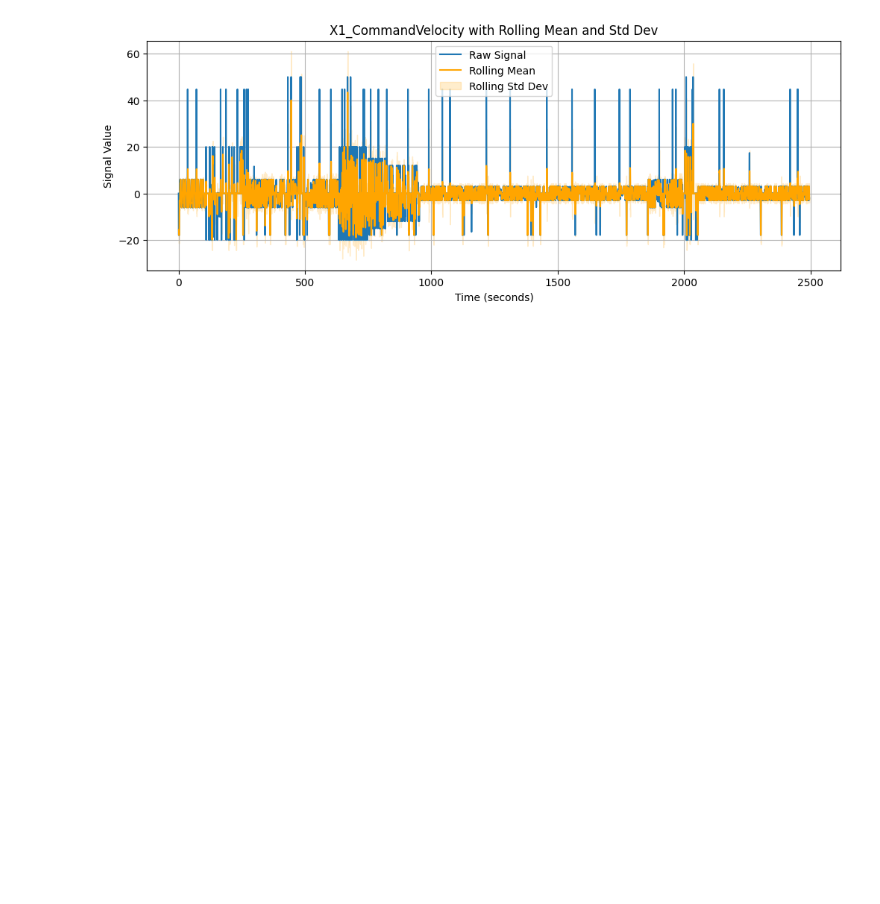
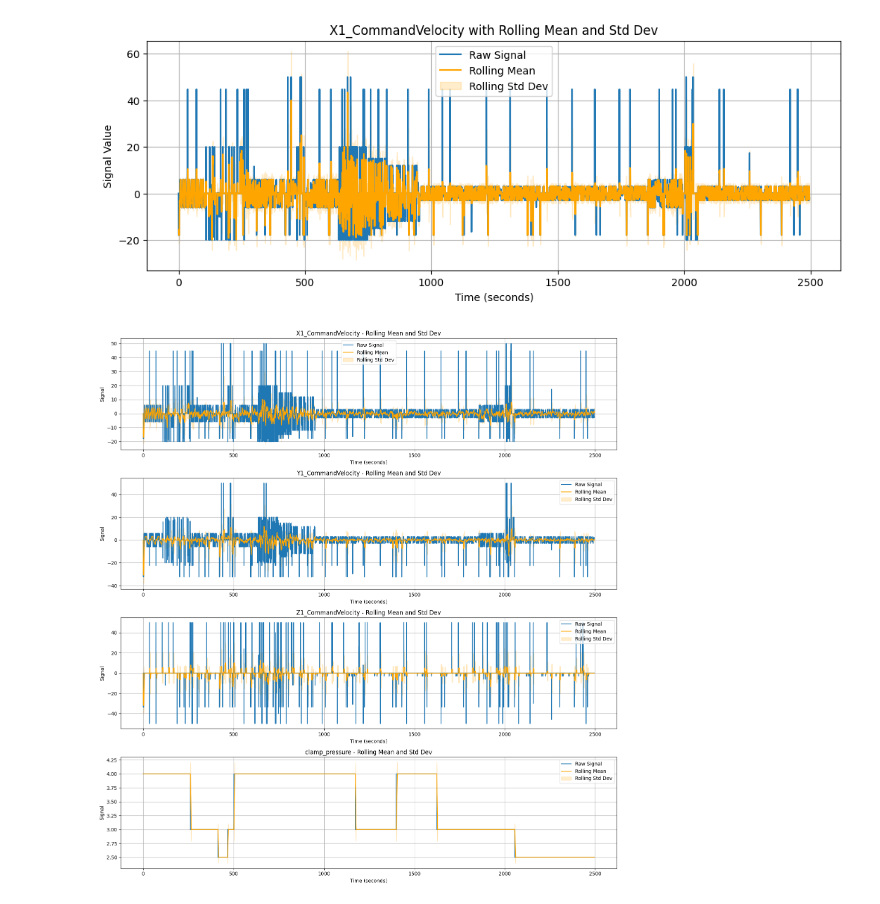
Before and after one commit to Bhuvaneswari-DS/cnc_milling_final_projects, a Jupyter notebook: TimeSeries.ipynb, the cells around one changed output. Cells and saved outputs as stored; diff of their text form; code cells hidden in the pictures; blank space fills up the shorter version.

```diff
--- a/TimeSeries.ipynb
+++ b/TimeSeries.ipynb
@@ -3,6 +3,19 @@ import pandas as pd
 import numpy as np
 # %%
 encoded_df = pd.read_csv("merged_dataset.csv")
+# %%
+
+from sklearn.preprocessing import LabelEncoder
+
+# Load the dataset
+encoded_df = pd.read_csv(r"C:\Users\pavit\Desktop\CNC_MILLING\merged_dataset.csv")  # Update with correct path
+
+
+# Label Encoding for binary columns
+le = LabelEncoder()
+encoded_df["tool_condition"] = le.fit_transform(encoded_df["tool_condition"])
+encoded_df["machining_finalized"] = le.fit_transform(encoded_df["machining_finalized"])
+encoded_df["Machining_Process"] = le.fit_transform(encoded_df["Machining_Process"])
 # %%
 encoded_df.dtypes
 # %% [output]
@@ -30,7 +43,7 @@ stat_features = encoded_df.describe().T[['mean', 'std', 'min', 'max']]
 encoded_df['time'] = pd.to_timedelta(encoded_df.index * 100, unit='ms')  # 100 ms per row
 encoded_df.set_index('time', inplace=True)
 # %%
-sensor_cols = encoded_df.columns[:40]  # or whatever range you want
+sensor_cols = encoded_df.columns[:45]  # or whatever range you want
 
 window = 10
 
@@ -80,3 +93,55 @@ plt.ylabel("Signal Value")
 plt.show()
 # %% [output]
 [figure]
+# %%
+import matplotlib.pyplot as plt
+import pandas as pd
+
+# Copy to avoid changing original data
+df = encoded_df.copy()
+
+# Ensure proper time-based index column
+if isinstance(df.index, pd.TimedeltaIndex):
+    df['time_seconds'] = df.index.total_seconds()
+elif isinstance(df.index, pd.DatetimeIndex):
+    df['time_seconds'] = (df.index - df.index[0]).total_seconds()
+else:
+    df['time_seconds'] = df.index  # fallback if index isn't time-based
+
+# ✅ Columns you want to visualize
+selected_columns = [
+    "X1_CommandVelocity",
+    "Y1_CommandVelocity",
+    "Z1_CommandVelocity",
+    "clamp_pressure"
+]
+
+# Rolling settings
+window_size = 50
+
+# 📈 Plot each column in a subplot
+num_cols = len(selected_columns)
+plt.figure(figsize=(15, 4 * num_cols))
+
+for i, col in enumerate(selected_columns, 1):
+    df[f'{col}_roll_mean'] = df[col].rolling(window=window_size, min_periods=1).mean()
+    df[f'{col}_roll_std'] = df[col].rolling(window=window_size, min_periods=1).std()
+
+    plt.subplot(num_cols, 1, i)
+    plt.plot(df['time_seconds'], df[col], label='Raw Signal')
+    plt.plot(df['time_seconds'], df[f'{col}_roll_mean'], label='Rolling Mean', color='orange')
+    plt.fill_between(df['time_seconds'],
+                     df[f'{col}_roll_mean'] - df[f'{col}_roll_std'],
+                     df[f'{col}_roll_mean'] + df[f'{col}_roll_std'],
+                     color='orange', alpha=0.2, label='Rolling Std Dev')
+
+    plt.title(f"{col} - Rolling Mean and Std Dev")
+    plt.xlabel("Time (seconds)")
+    plt.ylabel("Signal")
+    plt.legend()
+    plt.grid(True)
+
+plt.tight_layout()
+plt.show()
+# %% [output]
+[figure, added]
```
Also changed, not shown: parts of 3 cells of this notebook.
